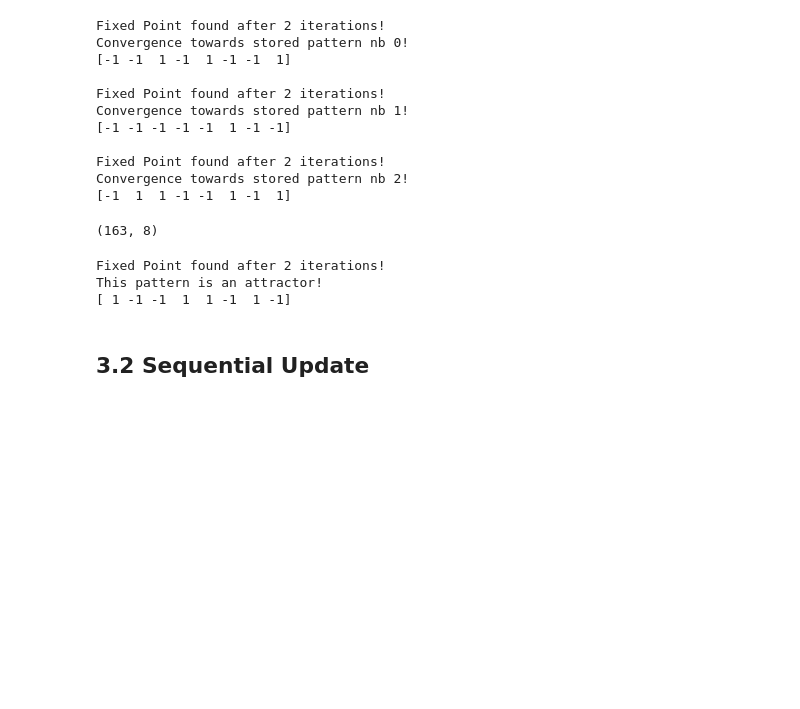
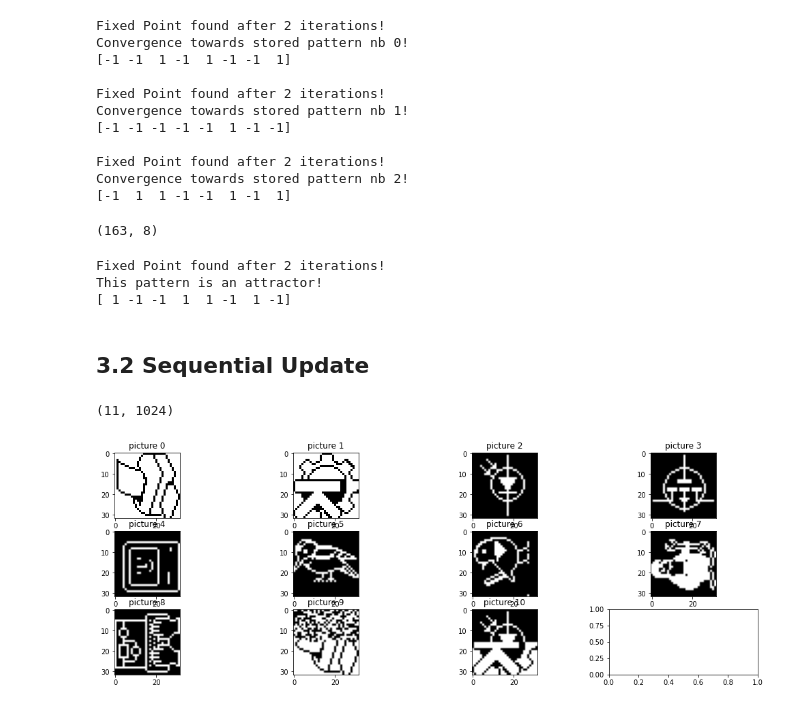
Before and after one commit to kenza-bouzid/ann_labs, a Jupyter notebook: lab3/experiments_1.ipynb, the cells around one changed output. Drawn from its saved outputs; the diff is of its cells as text; code cells hidden in the pictures; blank space fills up the shorter version.

```diff
--- a/lab3/experiments_1.ipynb
+++ b/lab3/experiments_1.ipynb
@@ -69,3 +70,19 @@ This pattern is an attractor!
 [ 1 -1 -1  1  1 -1  1 -1]
 # %% [markdown]
 ## 3.2 Sequential Update
+# %%
+N2 = 1024
+log2N2 = int(np.log2(N2))
+pictures_patterns = np.loadtxt('pict.dat', delimiter=',')
+pictures_patterns = pictures_patterns.reshape((11, 1024))
+pictures_patterns.shape
+# %% [output]
+(11, 1024)
+# %%
+pictures = pictures_patterns.reshape((11, 32, 32))
+fig, ax = plt.subplots(3, 4, figsize=(18,6))
+for i, pic in enumerate(pictures):
+    ax[i//4, i%4].imshow(pic, cmap="binary")
+    ax[i//4, i%4].set_title(f"picture {i}")
+# %% [output]
+[figure, added]
```
Also changed, not shown: parts of 14 cells of this notebook, 1 other file.
